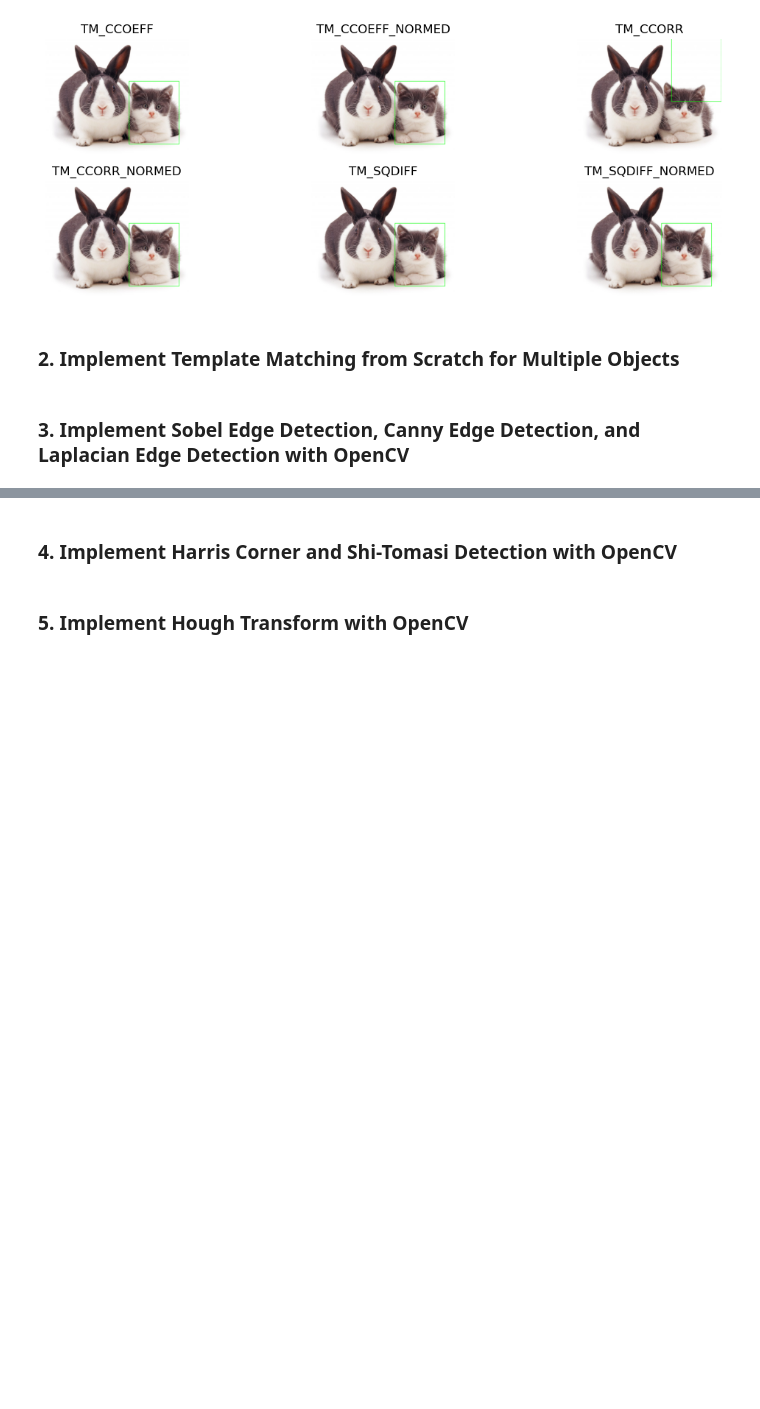
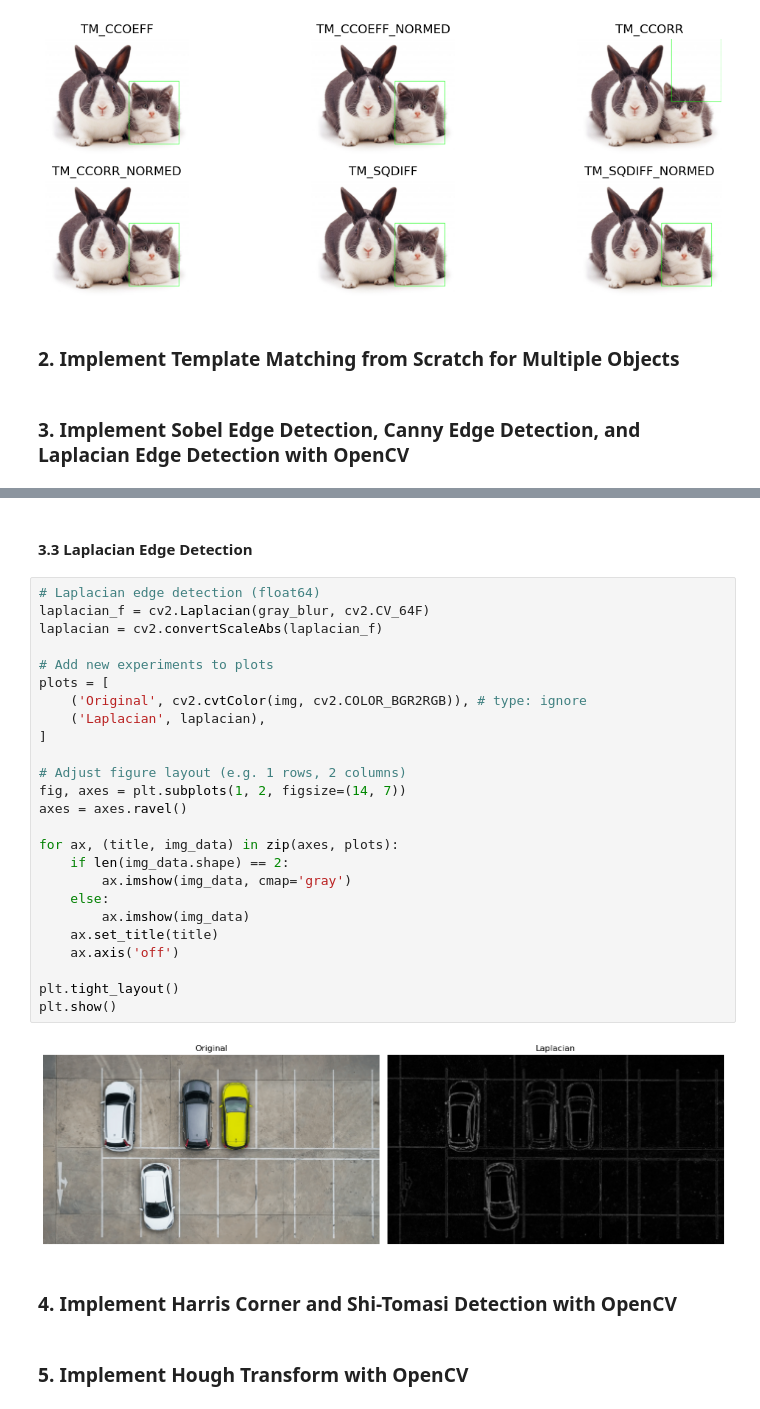
Before and after one commit to FarrelAD/Penglihatan-Komputer, a Jupyter notebook: notebooks/week-11.ipynb, the cells around one changed output, grey strips where cells are left out. Cells and saved outputs as stored; diff of their text form; blank space fills up the shorter version.

```diff
--- a/notebooks/week-11.ipynb
+++ b/notebooks/week-11.ipynb
@@ -73,3 +155,32 @@ plt.show()
+# %% [markdown]
+#### 3.3 Laplacian Edge Detection
+# %%
+# Laplacian edge detection (float64)
+laplacian_f = cv2.Laplacian(gray_blur, cv2.CV_64F)
+laplacian = cv2.convertScaleAbs(laplacian_f)
+
+# Add new experiments to plots
+plots = [
+    ('Original', cv2.cvtColor(img, cv2.COLOR_BGR2RGB)), # type: ignore
+    ('Laplacian', laplacian),
+]
+
+# Adjust figure layout (e.g. 1 rows, 2 columns)
+fig, axes = plt.subplots(1, 2, figsize=(14, 7))
+axes = axes.ravel()
+
+for ax, (title, img_data) in zip(axes, plots):
+    if len(img_data.shape) == 2:
+        ax.imshow(img_data, cmap='gray')
+    else:
+        ax.imshow(img_data)
+    ax.set_title(title)
+    ax.axis('off')
+
+plt.tight_layout()
+plt.show()
+# %% [output]
+[figure, added]
 # %% [markdown]
 ### 4. Implement **Harris Corner and Shi-Tomasi Detection** with OpenCV
 # %% [markdown]
```
Also changed, not shown: parts of 5 cells of this notebook.
